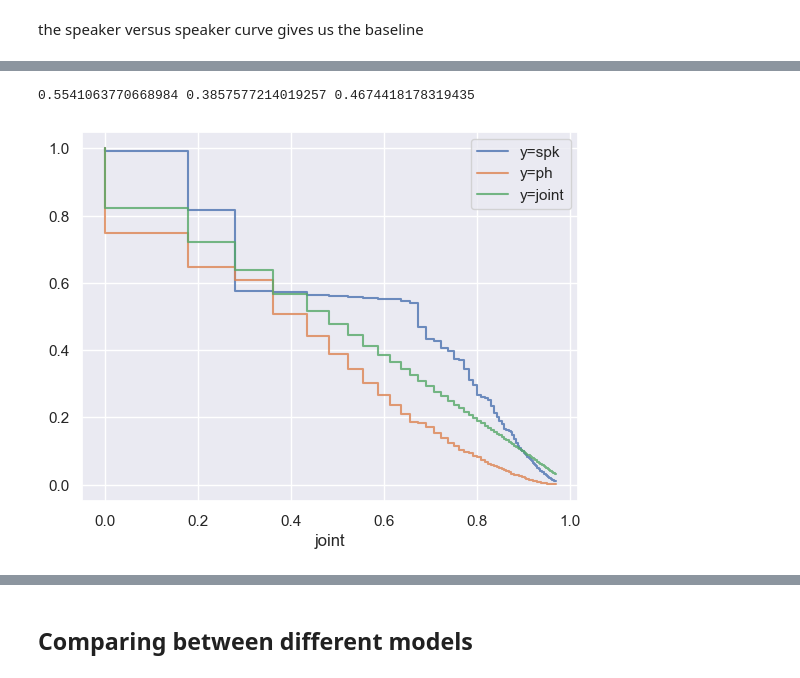
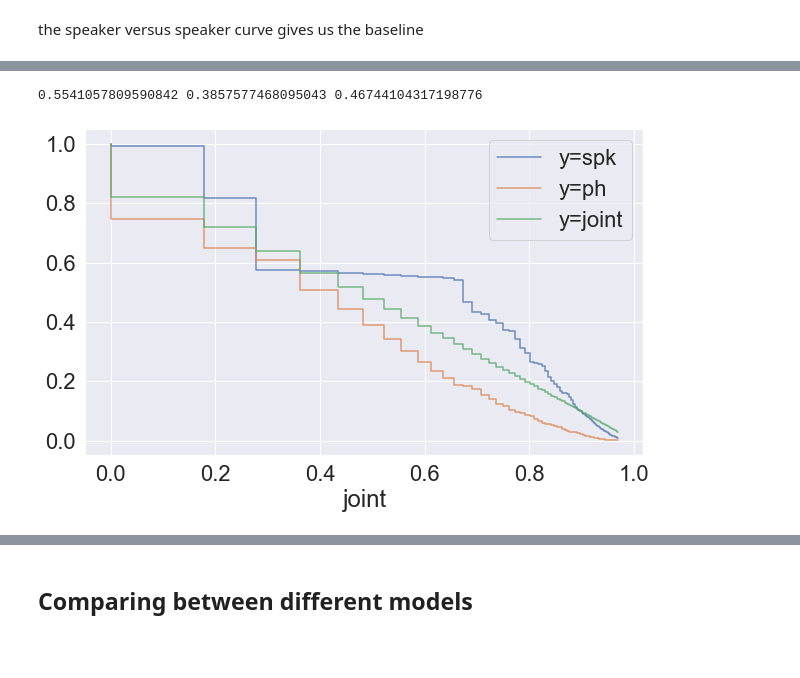
Before and after one commit to uililo/cumulative-residual-variance, a Jupyter notebook: quantitative-orthogonality-measure.ipynb, the cells around one changed output, grey strips where cells are left out. Drawn from its saved outputs; the diff is of its cells as text; code cells hidden in the pictures; blank space fills up the shorter version.

```diff
--- a/quantitative-orthogonality-measure.ipynb
+++ b/quantitative-orthogonality-measure.ipynb
@@ -107,5 +154,5 @@ s.set_yticklabels(yticks)
 f.colorbar(sm, ax=axes.flatten(),orientation="vertical")
 # plt.tight_layout()
 # plt.savefig('spk_ph_dimensions_cpc_small.pdf',dpi=300, bbox_inches='tight')
-sns.set(font_scale=1)
+sns.set(font_scale=2)
 # %% [output]
@@ -134,13 +190,14 @@ print(auc(ph_var,spk_var),auc(ph_var,1-ph_var),auc(ph_var,joint_var))
 # %%
+plt.figure(figsize=(10,6))
 ph_var, joint_var = remaining_variance_ratio(ph_vecs, joint_pca)
 spk_var, joint_var = remaining_variance_ratio(spk_vecs, joint_pca)
 
 plt.step(joint_var,spk_var,alpha=0.8,label='y=spk')
 plt.step(joint_var,ph_var,alpha=0.8,label='y=ph')
 plt.step(joint_var,1-joint_var,alpha=0.8,label='y=joint')
 plt.xlabel('joint')
 plt.legend()
 print(auc(joint_var,spk_var),auc(joint_var,ph_var),auc(joint_var,1-joint_var))
 # %% [output]
-0.5541063770668984 0.3857577214019257 0.4674418178319435
+0.5541057809590842 0.3857577468095043 0.46744104317198776
-[figure, old version]
+[figure, new version]
```
Also changed, not shown: parts of 31 cells of this notebook.
